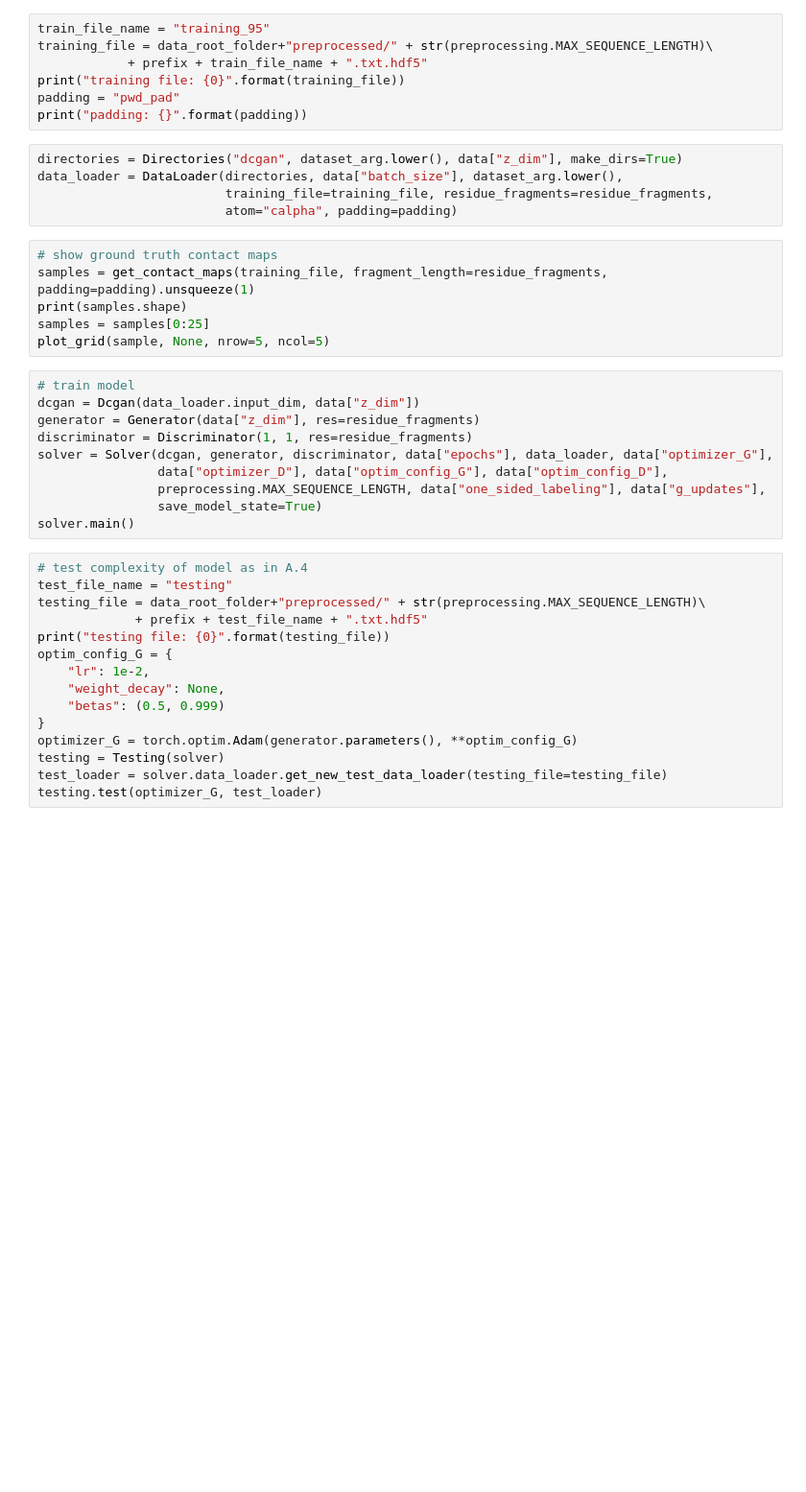
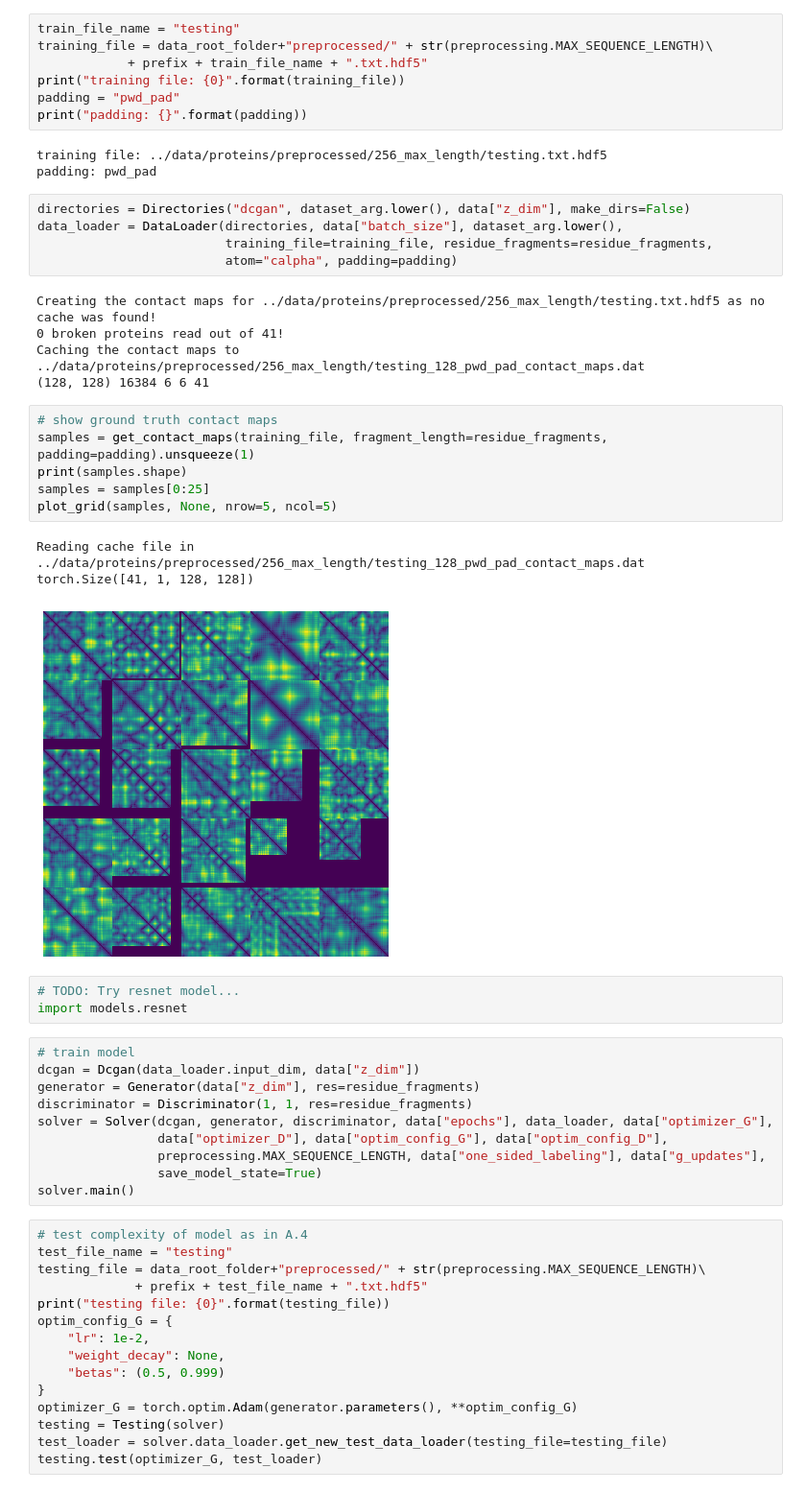
Before and after one commit to matthiasbrix/protein-folding-gans, a Jupyter notebook: src/2_dcgan.ipynb, the cells around one changed output. Shown at 96% size. Drawn from its saved outputs; the diff is of its cells as text; blank space fills up the shorter version.

```diff
--- a/src/2_dcgan.ipynb
+++ b/src/2_dcgan.ipynb
@@ -54,21 +76,36 @@ preprocessing.process_raw_data(False, force_pre_processing_overwrite=False, pref
 # %%
-train_file_name = "training_95"
+train_file_name = "testing"
 training_file = data_root_folder+"preprocessed/" + str(preprocessing.MAX_SEQUENCE_LENGTH)\
             + prefix + train_file_name + ".txt.hdf5"
 print("training file: {0}".format(training_file))
 padding = "pwd_pad"
 print("padding: {}".format(padding))
+# %% [output]
+training file: ../data/proteins/preprocessed/256_max_length/testing.txt.hdf5
+padding: pwd_pad
 # %%
-directories = Directories("dcgan", dataset_arg.lower(), data["z_dim"], make_dirs=True)
+directories = Directories("dcgan", dataset_arg.lower(), data["z_dim"], make_dirs=False)
 data_loader = DataLoader(directories, data["batch_size"], dataset_arg.lower(),
                          training_file=training_file, residue_fragments=residue_fragments,
                          atom="calpha", padding=padding)
+# %% [output]
+Creating the contact maps for ../data/proteins/preprocessed/256_max_length/testing.txt.hdf5 as no cache was found!
+0 broken proteins read out of 41!
+Caching the contact maps to ../data/proteins/preprocessed/256_max_length/testing_128_pwd_pad_contact_maps.dat
+(128, 128) 16384 6 6 41
 # %%
 # show ground truth contact maps
 samples = get_contact_maps(training_file, fragment_length=residue_fragments, padding=padding).unsqueeze(1)
 print(samples.shape)
 samples = samples[0:25]
-plot_grid(sample, None, nrow=5, ncol=5)
+plot_grid(samples, None, nrow=5, ncol=5)
+# %% [output]
+Reading cache file in ../data/proteins/preprocessed/256_max_length/testing_128_pwd_pad_contact_maps.dat
+torch.Size([41, 1, 128, 128])
+[figure, added]
+# %%
+# TODO: Try resnet model...
+import models.resnet
 # %%
 # train model
 dcgan = Dcgan(data_loader.input_dim, data["z_dim"])
```
Also changed, not shown: parts of 3 cells of this notebook, 1 other file.
